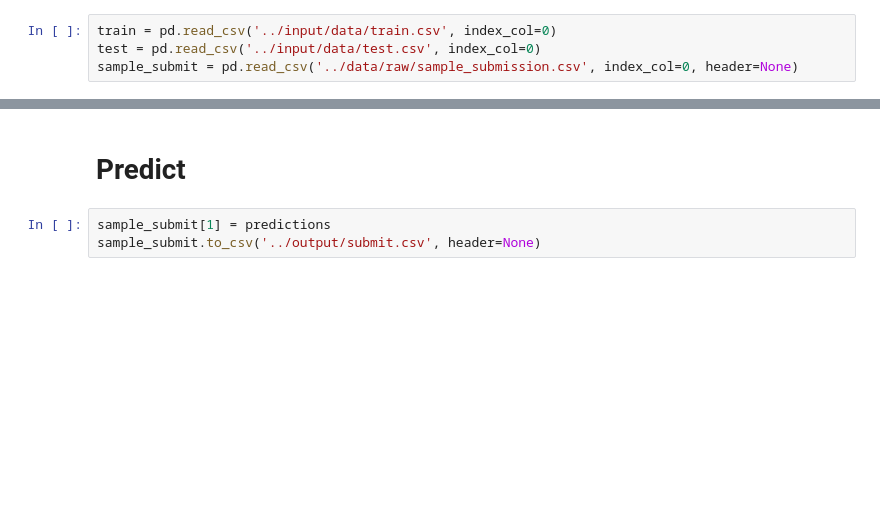
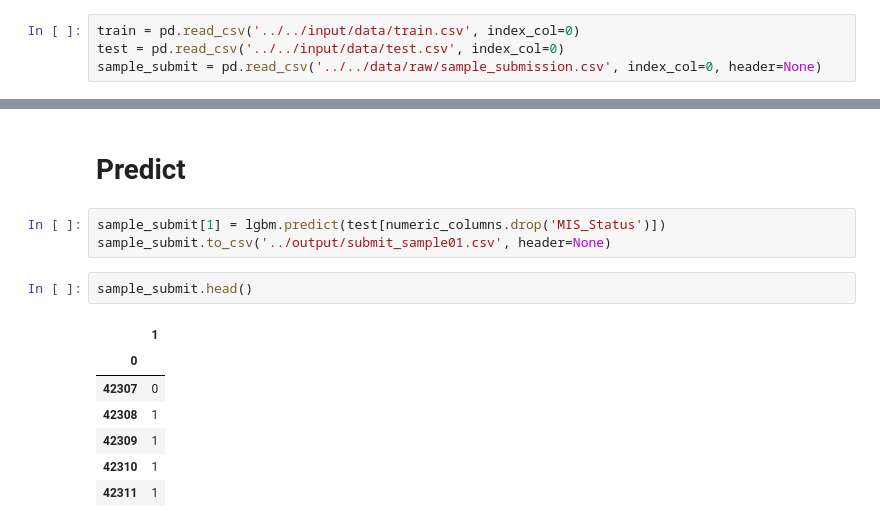
Before and after one commit to 9re-pe/signate-finance-2, a Jupyter notebook: notebook/discussion/sample01.ipynb, the cells around one changed output, grey strips where cells are left out. Saved outputs shown, nothing was run; the diff lists cells and outputs as text; blank space fills up the shorter version.

```diff
--- a/notebook/sample01.ipynb
+++ b/notebook/discussion/sample01.ipynb
@@ -3,9 +3,9 @@
 # %%
 import pandas as pd
 # %%
-train = pd.read_csv('../input/data/train.csv', index_col=0)
-test = pd.read_csv('../input/data/test.csv', index_col=0)
-sample_submit = pd.read_csv('../data/raw/sample_submission.csv', index_col=0, header=None)
+train = pd.read_csv('../../input/data/train.csv', index_col=0)
+test = pd.read_csv('../../input/data/test.csv', index_col=0)
+sample_submit = pd.read_csv('../../data/raw/sample_submission.csv', index_col=0, header=None)
 # %% [markdown]
 # EDA
 # %%
@@ -167,5 +167,15 @@ Mean F1 Score: 0.5691065243918456
 # %% [markdown]
 # Predict
 # %%
-sample_submit[1] = predictions
-sample_submit.to_csv('../output/submit.csv', header=None)
+sample_submit[1] = lgbm.predict(test[numeric_columns.drop('MIS_Status')])
+sample_submit.to_csv('../output/submit_sample01.csv', header=None)
+# %%
+sample_submit.head()
+# %% [output]
+|  | 1 |
+| 0 |  |
+| 42307 | 0 |
+| 42308 | 1 |
+| 42309 | 1 |
+| 42310 | 1 |
+| 42311 | 1 |
```
Also changed, not shown: 18 other files.
